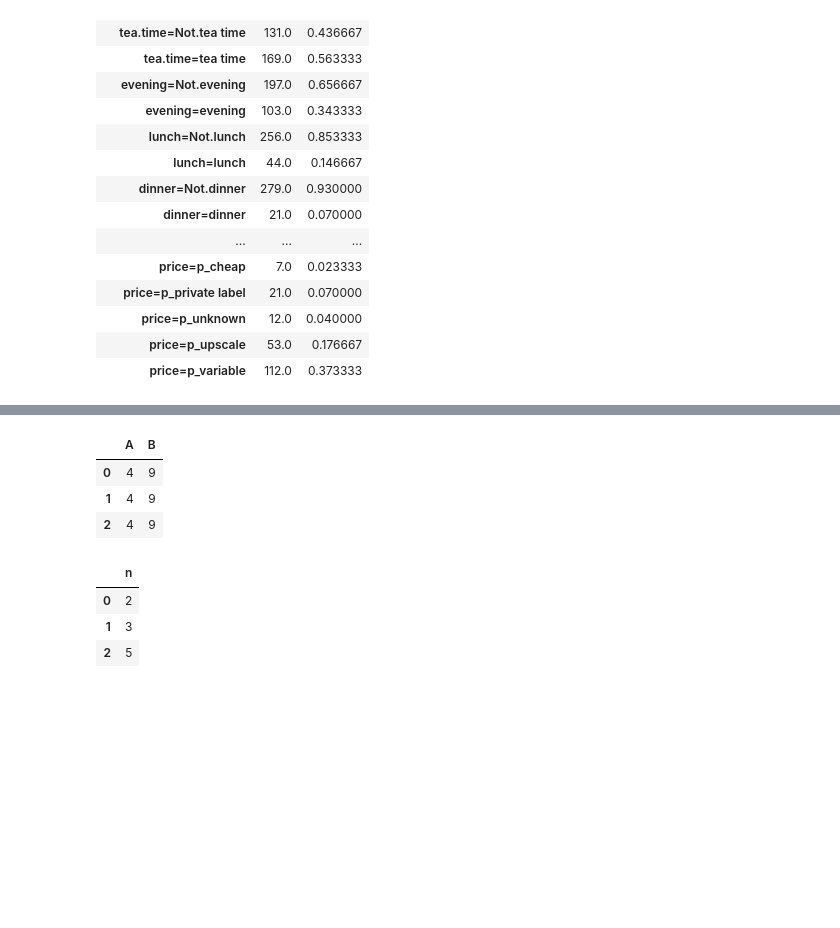
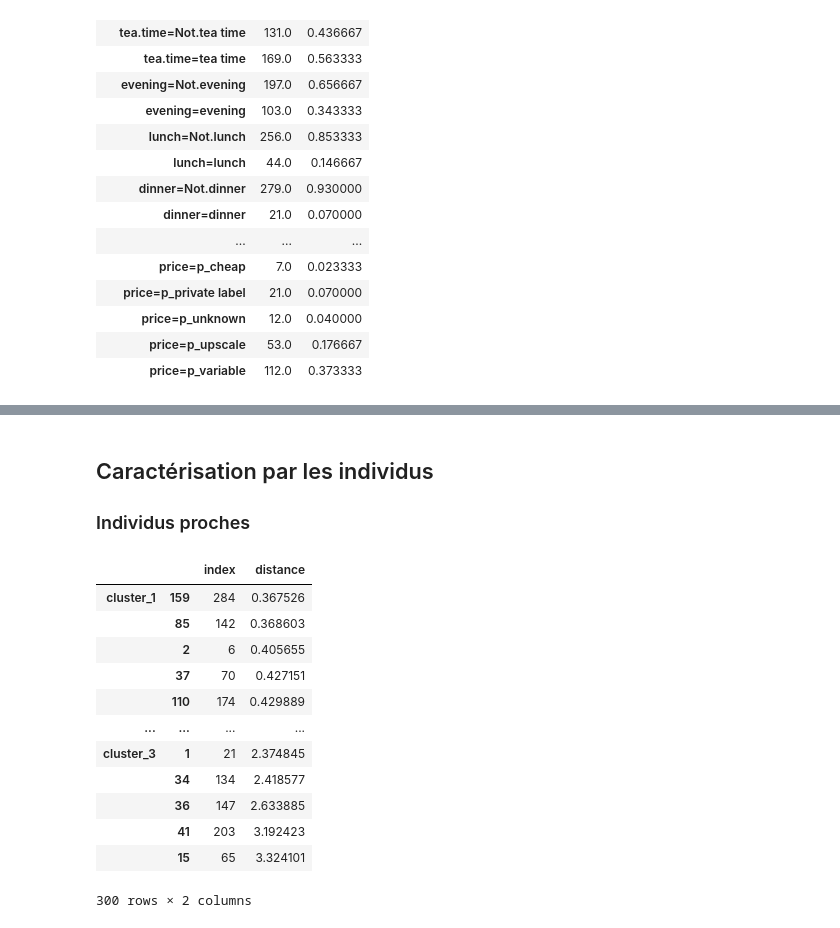
Before and after one commit to enfantbenidedieu/scientisttools, a Jupyter notebook: notebooks/hcpc_mca_example.ipynb, the cells around one changed output, grey strips where cells are left out. Drawn from its saved outputs; the diff is of its cells as text; code cells hidden in the pictures; blank space fills up the shorter version.

```diff
--- a/hcpc_mca_example.ipynb
+++ b/notebooks/hcpc_mca_example.ipynb
@@ -246,16 +161,20 @@ hcpc.desc_var_quanti_sup_
-# %%
-df = pd.DataFrame([[4, 9]] * 3, columns=['A', 'B'])
-df
-# %% [output]
-|  | A | B |
-| 0 | 4 | 9 |
-| 1 | 4 | 9 |
-| 2 | 4 | 9 |
-# %%
-df2 = pd.DataFrame({"n":[2,3,5]})
-df2
-# %% [output]
-|  | n |
-| 0 | 2 |
-| 1 | 3 |
-| 2 | 5 |
+# %% [markdown]
+## Caractérisation par les individus
+
+### Individus proches
+# %%
+hcpc.disto_near_
+# %% [output]
+|  |  | index | distance |
+| cluster_1 | 159 | 284 | 0.367526 |
+|  | 85 | 142 | 0.368603 |
+|  | 2 | 6 | 0.405655 |
+|  | 37 | 70 | 0.427151 |
+|  | 110 | 174 | 0.429889 |
+| ... | ... | ... | ... |
+| cluster_3 | 1 | 21 | 2.374845 |
+|  | 34 | 134 | 2.418577 |
+|  | 36 | 147 | 2.633885 |
+|  | 41 | 203 | 3.192423 |
+|  | 15 | 65 | 3.324101 |
+300 rows × 2 columns
```
Also changed, not shown: parts of 11 cells of this notebook, 17 other files.
